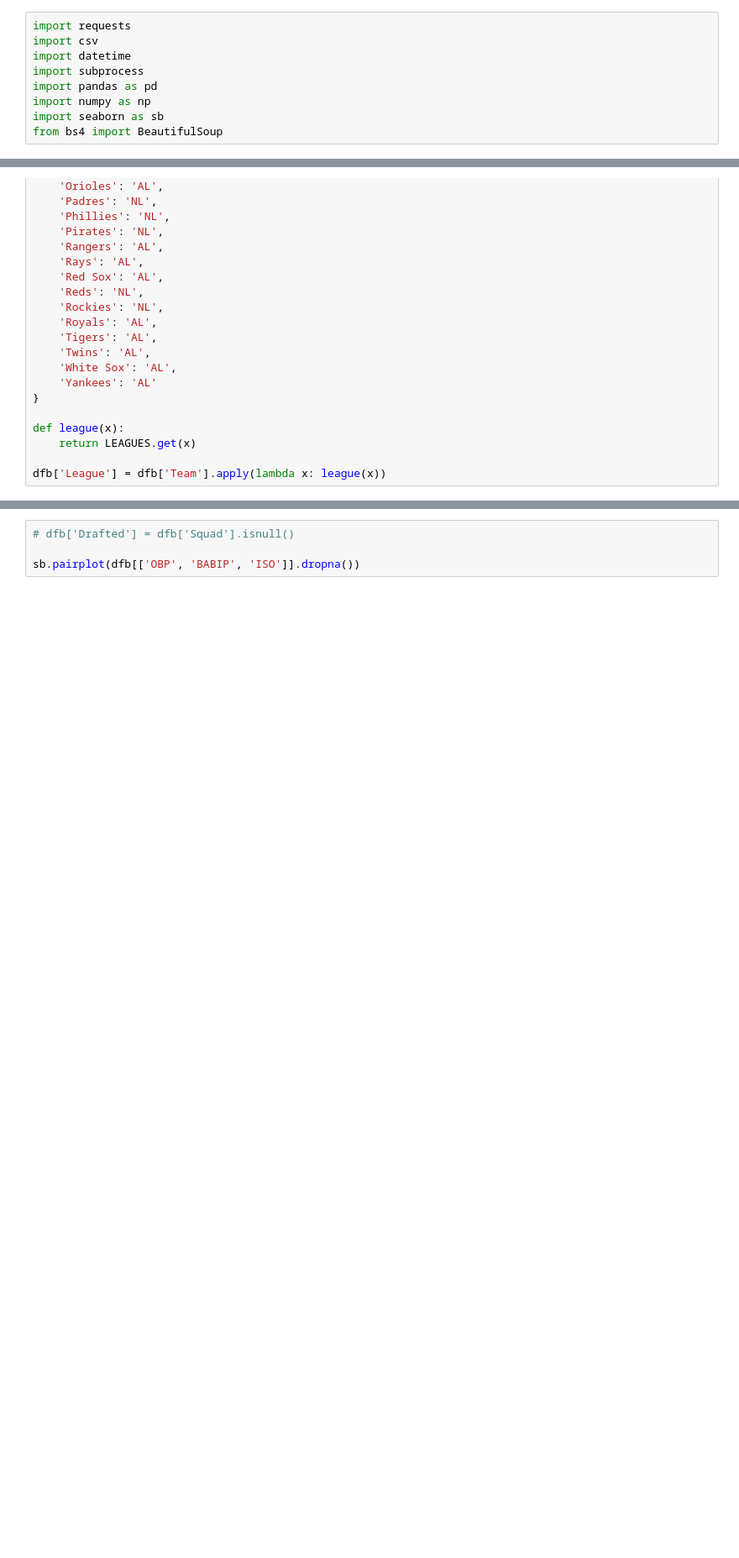
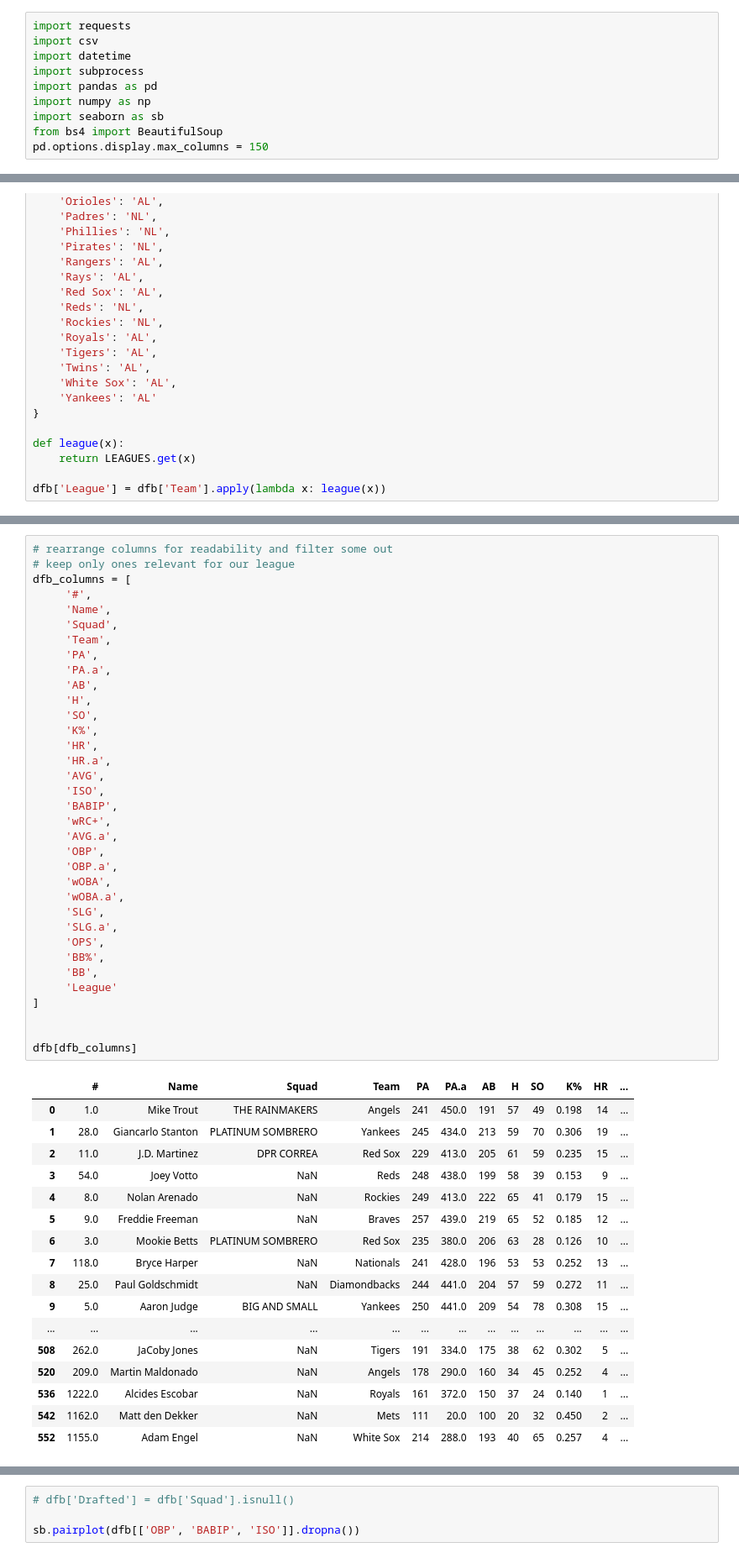
Before and after one commit to zmsy/zmsy.github.io, a Jupyter notebook: content/blog/fantasy-baseball/fantasy.ipynb, the cells around one changed output, grey strips where cells are left out. Shown at 84% size. Saved outputs shown, nothing was run; the diff lists cells and outputs as text; blank space fills up the shorter version.

```diff
--- a/content/blog/fantasy-baseball/fantasy.ipynb
+++ b/content/blog/fantasy-baseball/fantasy.ipynb
@@ -11,6 +11,7 @@ import pandas as pd
 import numpy as np
 import seaborn as sb
 from bs4 import BeautifulSoup
+pd.options.display.max_columns = 150
 # %% [markdown]
 ## Get Roster Data
 
@@ -215,0 +199,53 @@ dfb.head()
+# %%
+# rearrange columns for readability and filter some out
+# keep only ones relevant for our league
+dfb_columns = [
+     '#',
+     'Name',
+     'Squad',
+     'Team',
+     'PA',
+     'PA.a',
+     'AB',
+     'H',
+     'SO',
+     'K%',
+     'HR',
+     'HR.a',
+     'AVG',
+     'ISO',
+     'BABIP',
+     'wRC+',
+     'AVG.a',
+     'OBP',
+     'OBP.a',
+     'wOBA',
+     'wOBA.a',
+     'SLG',
+     'SLG.a',
+     'OPS',
+     'BB%',
+     'BB',
+     'League'
+]
+
+
+dfb[dfb_columns]
+# %% [output]
+|  | # | Name | Squad | Team | PA | PA.a | AB | H | SO | K% | HR | ... |
+| 0 | 1.0 | Mike Trout | THE RAINMAKERS | Angels | 241 | 450.0 | 191 | 57 | 49 | 0.198 | 14 | ... |
+| 1 | 28.0 | Giancarlo Stanton | PLATINUM SOMBRERO | Yankees | 245 | 434.0 | 213 | 59 | 70 | 0.306 | 19 | ... |
+| 2 | 11.0 | J.D. Martinez | DPR CORREA | Red Sox | 229 | 413.0 | 205 | 61 | 59 | 0.235 | 15 | ... |
+| 3 | 54.0 | Joey Votto | NaN | Reds | 248 | 438.0 | 199 | 58 | 39 | 0.153 | 9 | ... |
+| 4 | 8.0 | Nolan Arenado | NaN | Rockies | 249 | 413.0 | 222 | 65 | 41 | 0.179 | 15 | ... |
+| 5 | 9.0 | Freddie Freeman | NaN | Braves | 257 | 439.0 | 219 | 65 | 52 | 0.185 | 12 | ... |
+| 6 | 3.0 | Mookie Betts | PLATINUM SOMBRERO | Red Sox | 235 | 380.0 | 206 | 63 | 28 | 0.126 | 10 | ... |
+| 7 | 118.0 | Bryce Harper | NaN | Nationals | 241 | 428.0 | 196 | 53 | 53 | 0.252 | 13 | ... |
+| 8 | 25.0 | Paul Goldschmidt | NaN | Diamondbacks | 244 | 441.0 | 204 | 57 | 59 | 0.272 | 11 | ... |
+| 9 | 5.0 | Aaron Judge | BIG AND SMALL | Yankees | 250 | 441.0 | 209 | 54 | 78 | 0.308 | 15 | ... |
+| ... | ... | ... | ... | ... | ... | ... | ... | ... | ... | ... | ... | ... |
+| 508 | 262.0 | JaCoby Jones | NaN | Tigers | 191 | 334.0 | 175 | 38 | 62 | 0.302 | 5 | ... |
+| 520 | 209.0 | Martin Maldonado | NaN | Angels | 178 | 290.0 | 160 | 34 | 45 | 0.252 | 4 | ... |
+| 536 | 1222.0 | Alcides Escobar | NaN | Royals | 161 | 372.0 | 150 | 37 | 24 | 0.140 | 1 | ... |
+| 542 | 1162.0 | Matt den Dekker | NaN | Mets | 111 | 20.0 | 100 | 20 | 32 | 0.450 | 2 | ... |
+| 552 | 1155.0 | Adam Engel | NaN | White Sox | 214 | 288.0 | 193 | 40 | 65 | 0.257 | 4 | ... |
```
Also changed, not shown: parts of 5 cells of this notebook, 7 other files.
